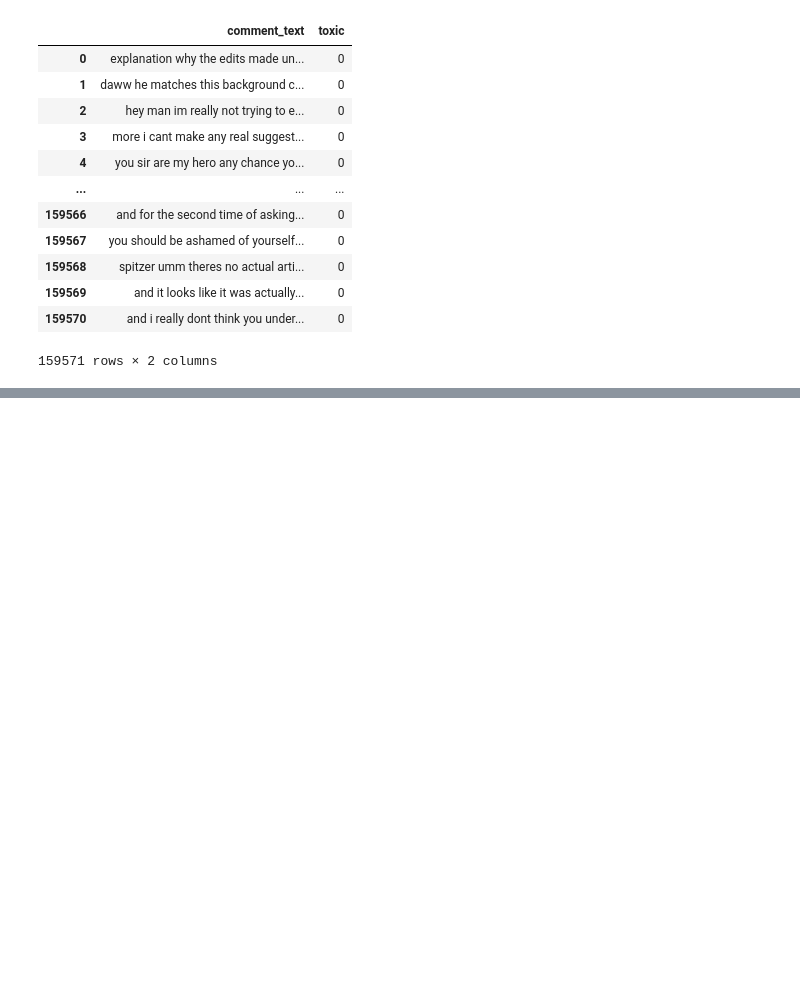
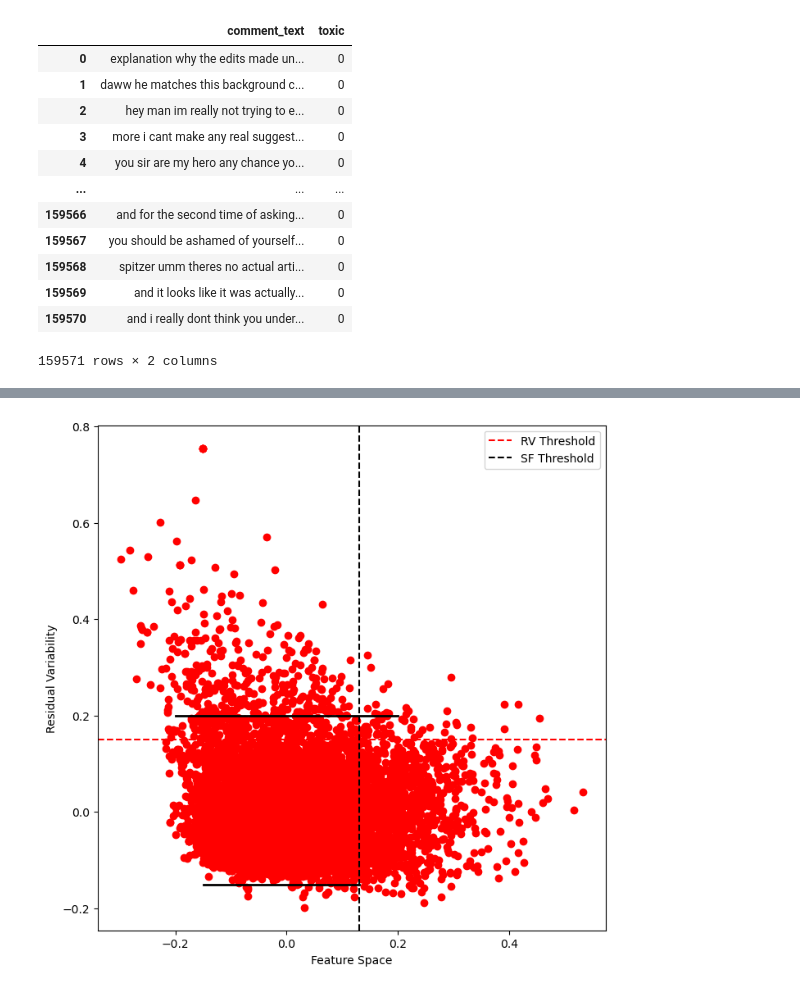
Before and after one commit to Khurdhula-Harshavardhan/Logistic-Regression-ToxicComment-Classification-and-Analysis, a Jupyter notebook: ipynbKernels/worker.ipynb, the cells around one changed output, grey strips where cells are left out. Cells and saved outputs as stored; diff of their text form; code cells hidden in the pictures; blank space fills up the shorter version.

Commit message:
adds report and analysis made using LR.

```diff
--- a/ipynbKernels/worker.ipynb
+++ b/ipynbKernels/worker.ipynb
@@ -59,8 +64,15 @@ data_frame
 159571 rows × 2 columns
 # %%
 vectorizer = TfidfVectorizer()
-x_sample = [ str(x) for x in data_frame["comment_text"] != None]
+toxicData = data_frame.loc[data_frame["toxic"] == 1]
+print(len(toxicData))
 
+nontoxicData = data_frame.loc[data_frame["toxic"] == 0][:60000]
+print(len(nontoxicData))
+data_frame = pd.concat([toxicData, nontoxicData])
+x_sample = [ str(x) for x in data_frame["comment_text"]]
+y= data_frame["toxic"]
+print(len(x_sample))
 X = vectorizer.fit_transform(x_sample)
 X
 # %% [output]
@@ -71,0 +182,38 @@ model
+# %%
+def visualize_data(comments) -> None:
+        """
+        This method plots a graph for all the unique documents within the dataset.
+        """
+
+        X = vectorizer.fit_transform(comments).toarray()
+
+        # perform PCA on the word counts
+        pca = PCA(n_components=2)
+        X_pca = pca.fit_transform(X)
+        plotter.figure(figsize=(8,8))
+        # plot the comments on a scatter plot using PCA components 1 and 2
+        plotter.scatter(X_pca[:,0], X_pca[:,1], c='r') #,c=['r' if  self.check(i) == 1 else 'b' for i in range(len(X_pca[:,0]))], cmap='coolwarm')
+        plotter.xlabel('Feature Space')
+        plotter.ylabel('Residual Variability')
+        # plotter.axhline(y=X_pca[:, 1].mean(), color='r', linestyle='--', label="Mean RV")
+        # plotter.axvline(x=X_pca[:, 0].mean(), color='gray', linestyle='--', label="Mean FS")
+        # plotter.axhline(y=np.median(X_pca[:,1]), color='black', linestyle='--', label='Median')
+        # plotter.axhline(y=np.mean(X_pca[:,1]), color='gray', linestyle='--', label='Mean')
+        plotter.axhline(y=0.15, color='red', linestyle='--', label='RV Threshold')
+        plotter.axvline(x =0.13, color='black', linestyle='--', label='SF Threshold')
+
+        line_x = [-0.15, 0.13]
+        line_y = [-0.15, -0.15]
+        plotter.plot(line_x, line_y, color='black', linestyle='-', linewidth=2)
+        line_y = [0.2, 0.2]
+        line_x = [-0.2, 0.2]
+        plotter.plot(line_x, line_y, color='black', linestyle='-', linewidth=2)
+
+        plotter.legend(loc='best')
+
+        plotter.show()
+# %%
+toxicComments = data_frame["comment_text"].loc[data_frame["toxic"] == 1].values[:10000]
+visualize_data(toxicComments)
+# %% [output]
+[figure, added]
```
Also changed, not shown: parts of 10 cells of this notebook, 9 other files.
